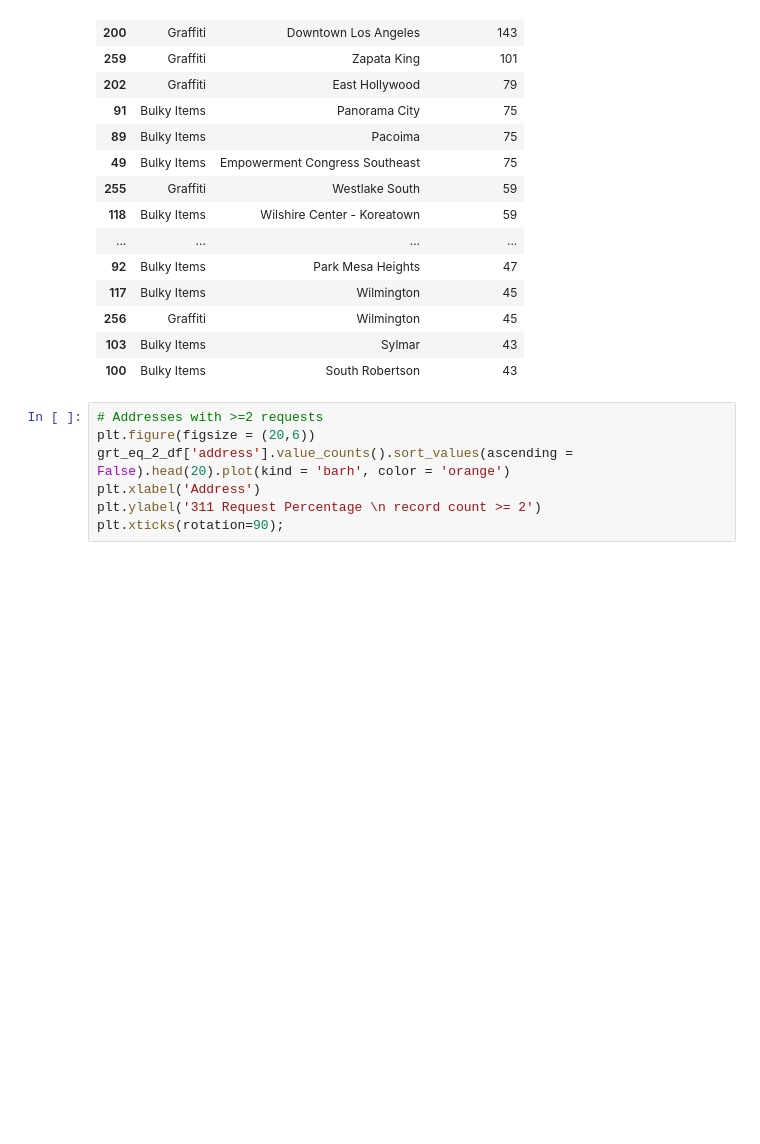
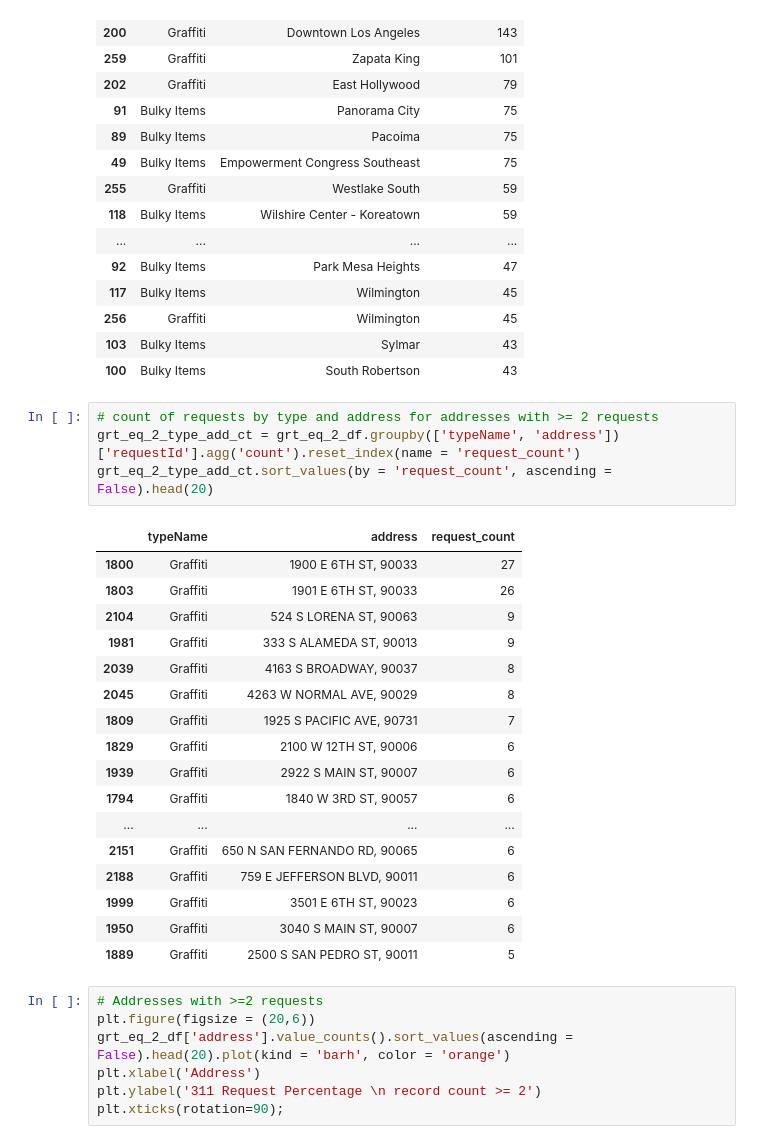
Before and after one commit to ajmachado42/Hack-for-LA-311-Data, a Jupyter notebook: I-1279/01_api_clean_eda.ipynb, the cells around one changed output. Saved outputs shown, nothing was run; the diff lists cells and outputs as text; blank space fills up the shorter version.

Commit message:
EDA updates with address

```diff
--- a/I-1279/01_api_clean_eda.ipynb
+++ b/I-1279/01_api_clean_eda.ipynb
@@ -291,6 +291,28 @@ grt_eq_2_type_nc_ct.sort_values(by = 'request_count', ascending = False).head(20
 | 256 | Graffiti | Wilmington | 45 |
 | 103 | Bulky Items | Sylmar | 43 |
 | 100 | Bulky Items | South Robertson | 43 |
+# %%
+# count of requests by type and address for addresses with >= 2 requests
+grt_eq_2_type_add_ct = grt_eq_2_df.groupby(['typeName', 'address'])['requestId'].agg('count').reset_index(name = 'request_count')
+grt_eq_2_type_add_ct.sort_values(by = 'request_count', ascending = False).head(20)
+# %% [output]
+|  | typeName | address | request_count |
+| 1800 | Graffiti | 1900 E 6TH ST, 90033 | 27 |
+| 1803 | Graffiti | 1901 E 6TH ST, 90033 | 26 |
+| 2104 | Graffiti | 524 S LORENA ST, 90063 | 9 |
+| 1981 | Graffiti | 333 S ALAMEDA ST, 90013 | 9 |
+| 2039 | Graffiti | 4163 S BROADWAY, 90037 | 8 |
+| 2045 | Graffiti | 4263 W NORMAL AVE, 90029 | 8 |
+| 1809 | Graffiti | 1925 S PACIFIC AVE, 90731 | 7 |
+| 1829 | Graffiti | 2100 W 12TH ST, 90006 | 6 |
+| 1939 | Graffiti | 2922 S MAIN ST, 90007 | 6 |
+| 1794 | Graffiti | 1840 W 3RD ST, 90057 | 6 |
+| ... | ... | ... | ... |
+| 2151 | Graffiti | 650 N SAN FERNANDO RD, 90065 | 6 |
+| 2188 | Graffiti | 759 E JEFFERSON BLVD, 90011 | 6 |
+| 1999 | Graffiti | 3501 E 6TH ST, 90023 | 6 |
+| 1950 | Graffiti | 3040 S MAIN ST, 90007 | 6 |
+| 1889 | Graffiti | 2500 S SAN PEDRO ST, 90011 | 5 |
 # %%
 # Addresses with >=2 requests
 plt.figure(figsize = (20,6))
```
Also changed, not shown: parts of 2 cells of this notebook.
